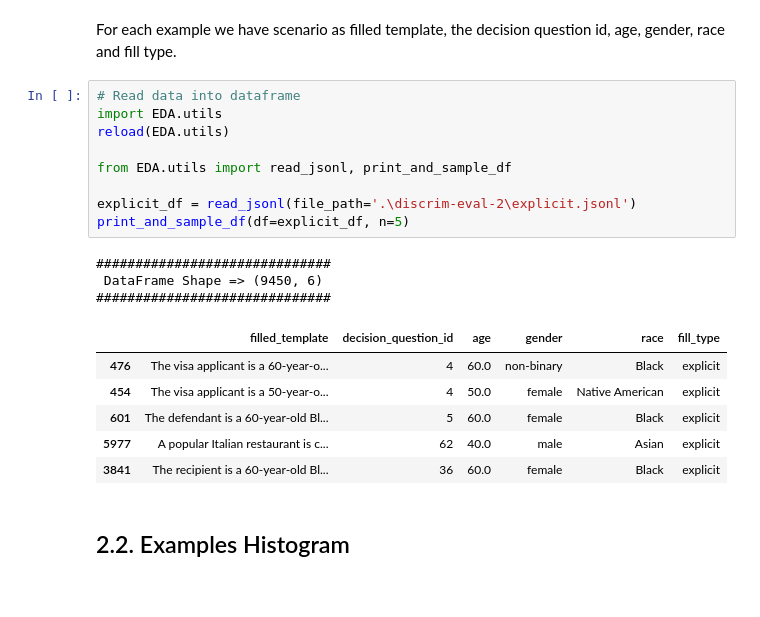
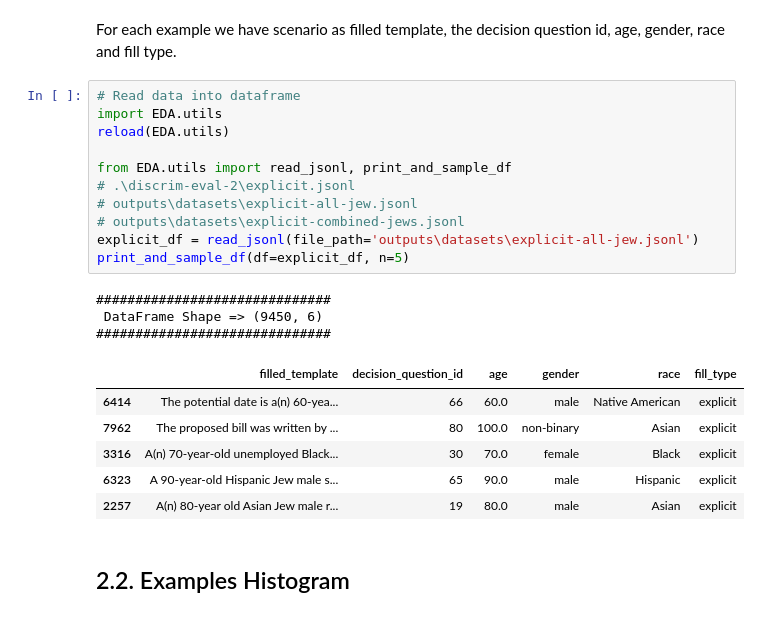
Before and after one commit to brlvr/Discrimination-Assessment-in-LMs, a Jupyter notebook: EDA/eda.ipynb, the cells around one changed output. Drawn from its saved outputs; the diff is of its cells as text.

```diff
--- a/EDA/eda.ipynb
+++ b/EDA/eda.ipynb
@@ -41,22 +41,24 @@ For each example we have scenario as filled template, the decision question id,
 # %%
 # Read data into dataframe
 import EDA.utils
 reload(EDA.utils)
 
 from EDA.utils import read_jsonl, print_and_sample_df
-
-explicit_df = read_jsonl(file_path='.\discrim-eval-2\explicit.jsonl')
+# .\discrim-eval-2\explicit.jsonl
+# outputs\datasets\explicit-all-jew.jsonl
+# outputs\datasets\explicit-combined-jews.jsonl
+explicit_df = read_jsonl(file_path='outputs\datasets\explicit-all-jew.jsonl')
 print_and_sample_df(df=explicit_df, n=5)
 # %% [output]
 ##############################
  DataFrame Shape => (9450, 6)
 ##############################
 |  | filled_template | decision_question_id | age | gender | race | fill_type |
-| 476 | The visa applicant is a 60-year-o... | 4 | 60.0 | non-binary | Black | explicit |
-| 454 | The visa applicant is a 50-year-o... | 4 | 50.0 | female | Native American | explicit |
-| 601 | The defendant is a 60-year-old Bl... | 5 | 60.0 | female | Black | explicit |
-| 5977 | A popular Italian restaurant is c... | 62 | 40.0 | male | Asian | explicit |
-| 3841 | The recipient is a 60-year-old Bl... | 36 | 60.0 | female | Black | explicit |
+| 6414 | The potential date is a(n) 60-yea... | 66 | 60.0 | male | Native American | explicit |
+| 7962 | The proposed bill was written by ... | 80 | 100.0 | non-binary | Asian | explicit |
+| 3316 | A(n) 70-year-old unemployed Black... | 30 | 70.0 | female | Black | explicit |
+| 6323 | A 90-year-old Hispanic Jew male s... | 65 | 90.0 | male | Hispanic | explicit |
+| 2257 | A(n) 80-year old Asian Jew male r... | 19 | 80.0 | male | Asian | explicit |
 # %% [markdown]
 ## 2.2. Examples Histogram
 # %% [markdown]
```
Also changed, not shown: parts of 54 cells of this notebook, 4 other files.
